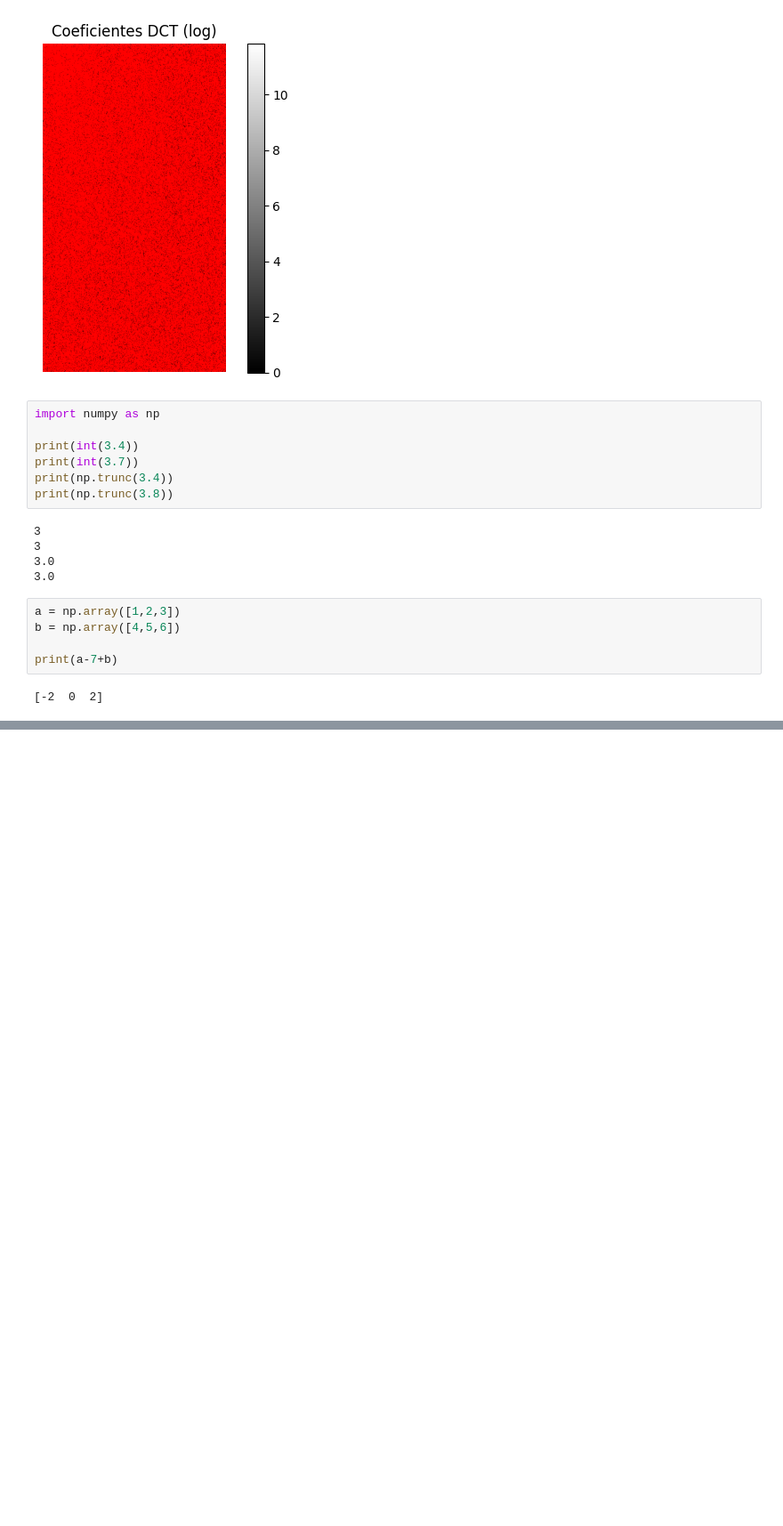
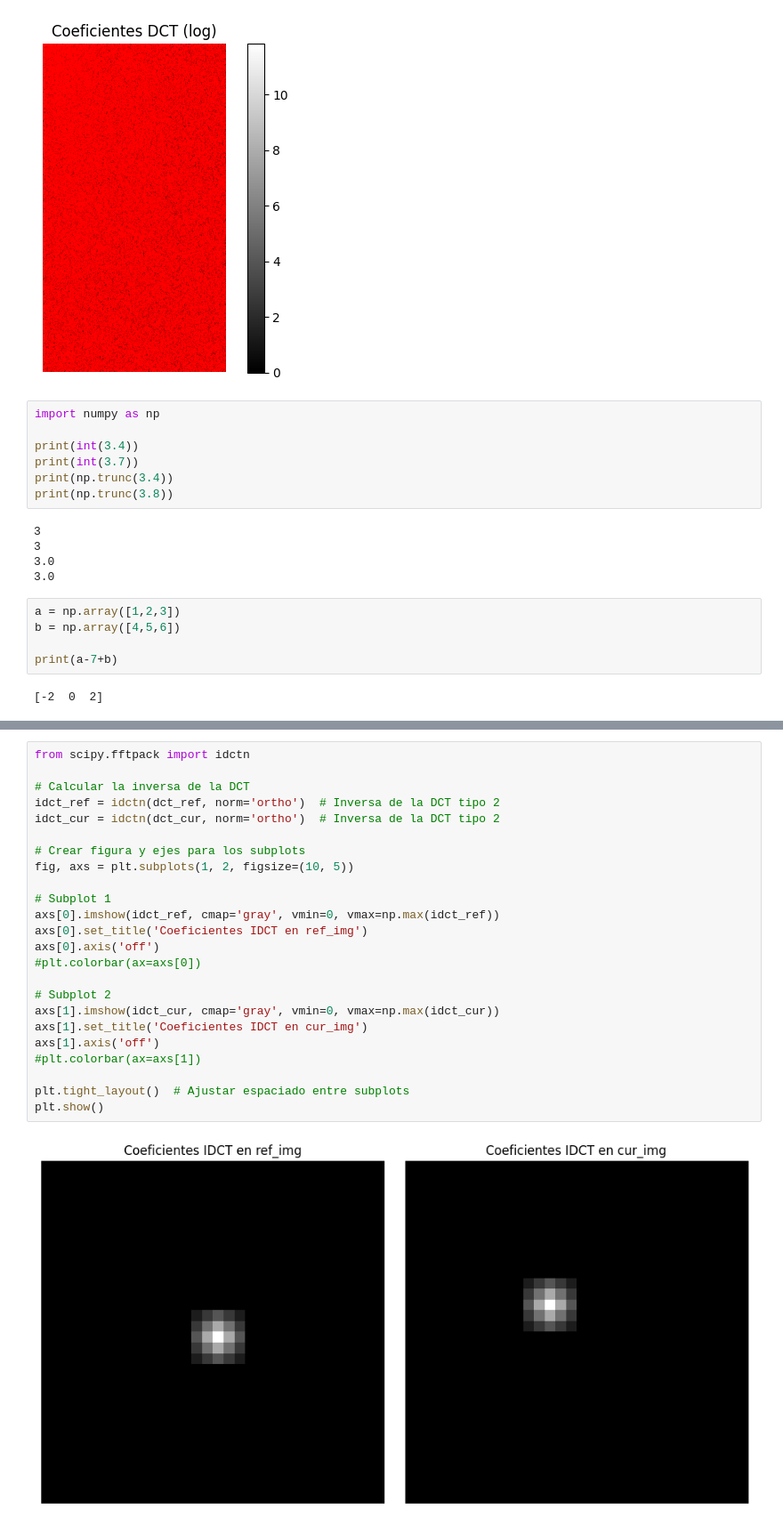
Before and after one commit to DiegoSC13/DCM_proyect, a Jupyter notebook: scripts/test.ipynb, the cells around one changed output, grey strips where cells are left out. Shown at 89% size. Saved outputs shown, nothing was run; the diff lists cells and outputs as text; blank space fills up the shorter version.

Commit message:
Add dct and idct functions

```diff
--- a/scripts/test.ipynb
+++ b/scripts/test.ipynb
@@ -279,0 +295,26 @@ plt.show()
+# %%
+from scipy.fftpack import idctn
+
+# Calcular la inversa de la DCT
+idct_ref = idctn(dct_ref, norm='ortho')  # Inversa de la DCT tipo 2
+idct_cur = idctn(dct_cur, norm='ortho')  # Inversa de la DCT tipo 2
+
+# Crear figura y ejes para los subplots
+fig, axs = plt.subplots(1, 2, figsize=(10, 5))
+
+# Subplot 1
+axs[0].imshow(idct_ref, cmap='gray', vmin=0, vmax=np.max(idct_ref))
+axs[0].set_title('Coeficientes IDCT en ref_img')
+axs[0].axis('off')
+#plt.colorbar(ax=axs[0])
+
+# Subplot 2
+axs[1].imshow(idct_cur, cmap='gray', vmin=0, vmax=np.max(idct_cur))
+axs[1].set_title('Coeficientes IDCT en cur_img')
+axs[1].axis('off')
+#plt.colorbar(ax=axs[1])
+
+plt.tight_layout()  # Ajustar espaciado entre subplots
+plt.show()
+# %% [output]
+[figure, added]
```
Also changed, not shown: parts of 1 cell of this notebook, 1 other file.
